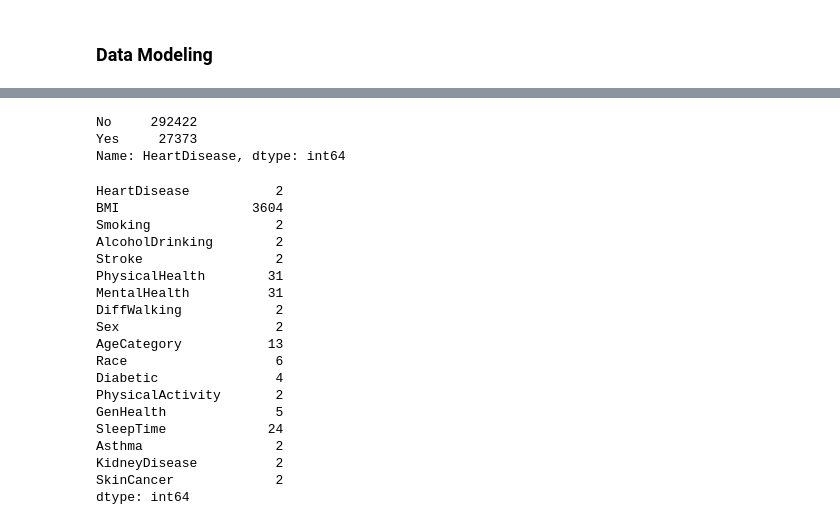
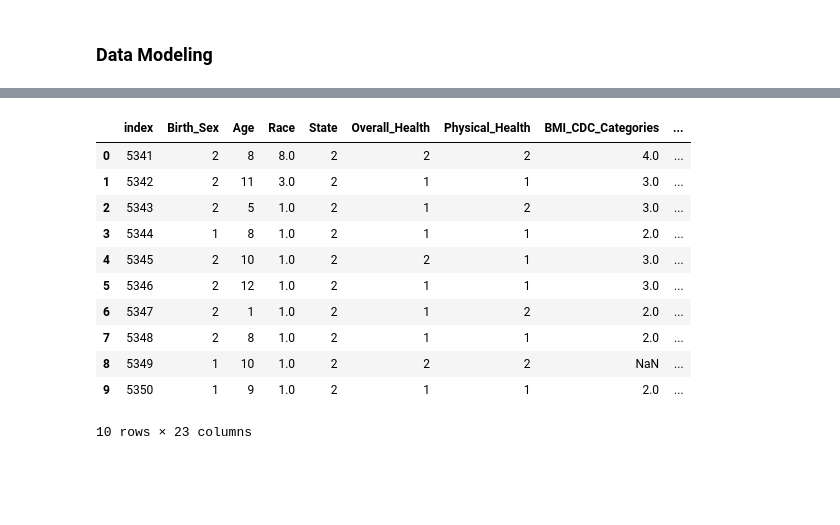
Before and after one commit to DataSolutions360/Data_Science_Capstone, a Jupyter notebook: ml.ipynb, the cells around one changed output, grey strips where cells are left out. Cells and saved outputs as stored; diff of their text form; code cells hidden in the pictures; blank space fills up the shorter version.

```diff
--- a/ml.ipynb
+++ b/ml.ipynb
@@ -53,28 +5,0 @@ df.describe()
-# %%
-df.HeartDisease.value_counts()
-# %% [output]
-No     292422
-Yes     27373
-Name: HeartDisease, dtype: int64
-# %%
-df.nunique()
-# %% [output]
-HeartDisease           2
-BMI                 3604
-Smoking                2
-AlcoholDrinking        2
-Stroke                 2
-PhysicalHealth        31
-MentalHealth          31
-DiffWalking            2
-Sex                    2
-AgeCategory           13
-Race                   6
-Diabetic               4
-PhysicalActivity       2
-GenHealth              5
-SleepTime             24
-Asthma                 2
-KidneyDisease          2
-SkinCancer             2
-dtype: int64
@@ -119,0 +6,17 @@ X = df2.drop(columns="HeartDisease")
+# %%
+# Load the data
+df = pd.read_csv('PG_RESULTS_REDUCED4.csv')
+df.head(10)
+# %% [output]
+|  | index | Birth_Sex | Age | Race | State | Overall_Health | Physical_Health | BMI_CDC_Categories | ... |
+| 0 | 5341 | 2 | 8 | 8.0 | 2 | 2 | 2 | 4.0 | ... |
+| 1 | 5342 | 2 | 11 | 3.0 | 2 | 1 | 1 | 3.0 | ... |
+| 2 | 5343 | 2 | 5 | 1.0 | 2 | 1 | 2 | 3.0 | ... |
+| 3 | 5344 | 1 | 8 | 1.0 | 2 | 1 | 1 | 2.0 | ... |
+| 4 | 5345 | 2 | 10 | 1.0 | 2 | 2 | 1 | 3.0 | ... |
+| 5 | 5346 | 2 | 12 | 1.0 | 2 | 1 | 1 | 3.0 | ... |
+| 6 | 5347 | 2 | 1 | 1.0 | 2 | 1 | 2 | 2.0 | ... |
+| 7 | 5348 | 2 | 8 | 1.0 | 2 | 1 | 1 | 2.0 | ... |
+| 8 | 5349 | 1 | 10 | 1.0 | 2 | 2 | 2 | NaN | ... |
+| 9 | 5350 | 1 | 9 | 1.0 | 2 | 1 | 1 | 2.0 | ... |
+10 rows × 23 columns
```
Also changed, not shown: parts of 130 cells of this notebook, 9 other files.
